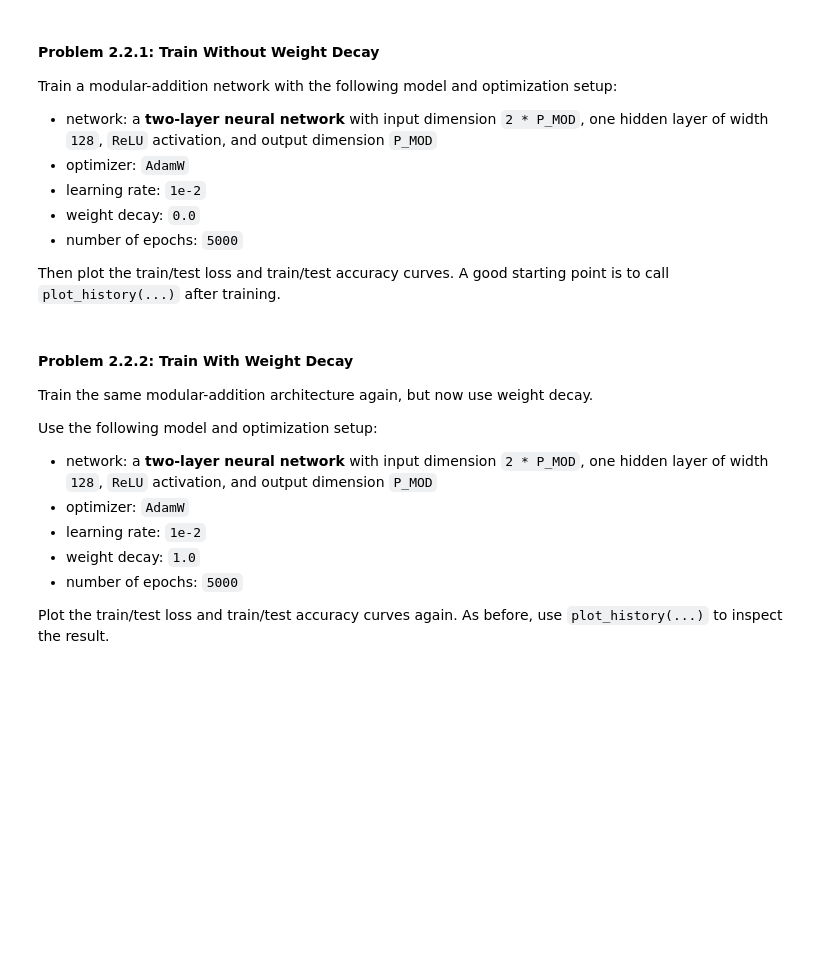
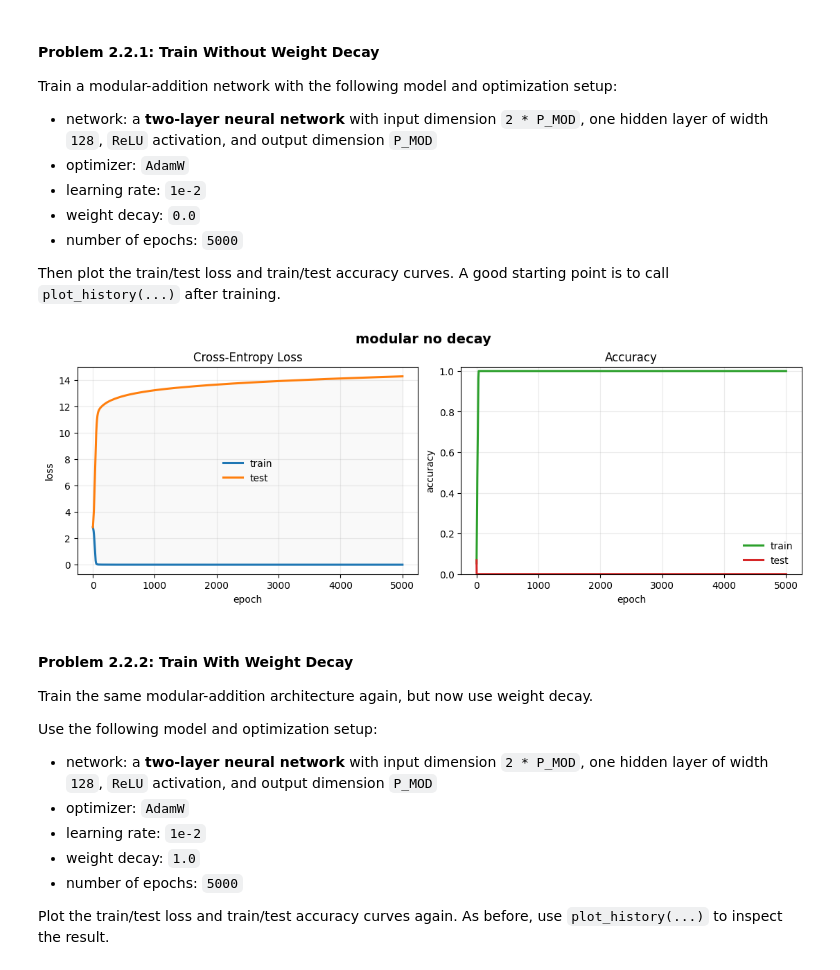
Before and after one commit to yuhanqianns94/Intro-to-ML, a Jupyter notebook: assignments/assn5/assn5.ipynb, the cells around one changed output. Drawn from its saved outputs; the diff is of its cells as text; code cells hidden in the pictures; blank space fills up the shorter version.

```diff
--- a/assignments/assn5/assn5.ipynb
+++ b/assignments/assn5/assn5.ipynb
@@ -1122,9 +1128,15 @@ Then plot the train/test loss and train/test accuracy curves. A good starting po
 # %%
 # Train the modular-addition model without weight decay here.
 # Suggested pattern:
 # modular_no_decay_model = ...
 # modular_no_decay_history = ...
 # plot_history(...)
+torch.manual_seed(SEED)
+modular_no_decay_model = make_model(2 * P_MOD, [128], P_MOD)
+modular_no_decay_history = train_neurnet_full_batch(modular_no_decay_model, X_mod_train, y_mod_train, X_mod_test, y_mod_test, n_epochs=5000, lr=1e-2, weight_decay=0.0)
+plot_history(modular_no_decay_history, title_prefix='modular no decay', eval_label='test')
+# %% [output]
+[figure, added]
 # %% [markdown]
 #### Problem 2.2.2: Train With Weight Decay
 
```
Also changed, not shown: parts of 3 cells of this notebook.
